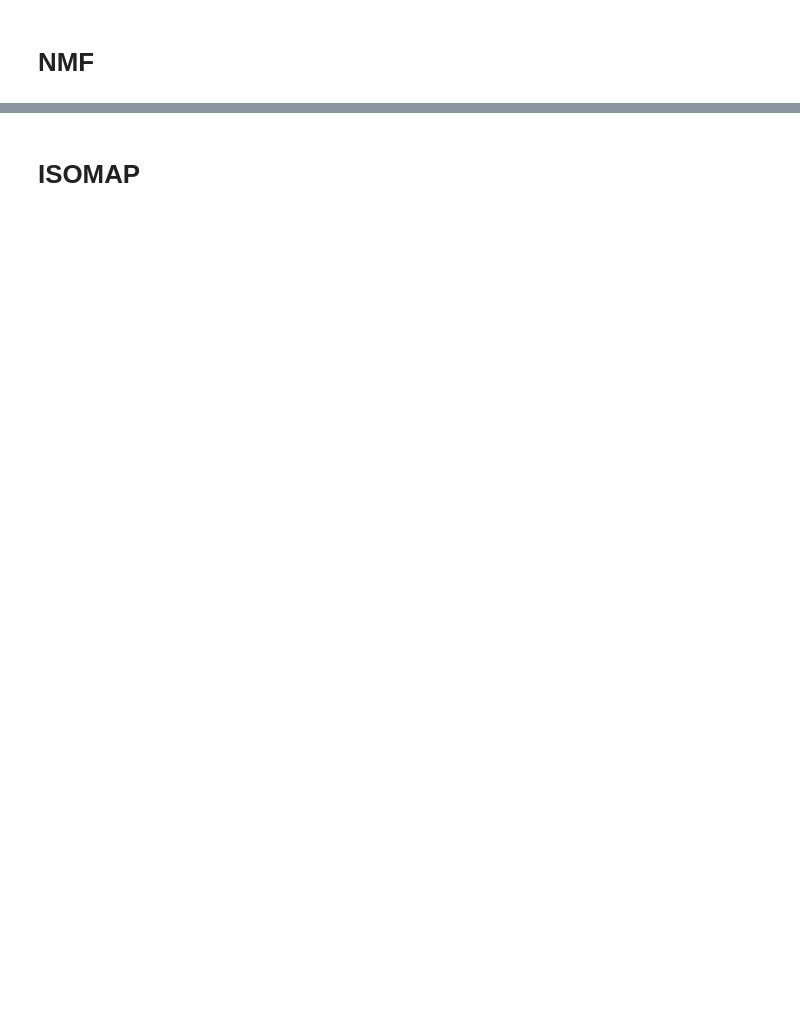
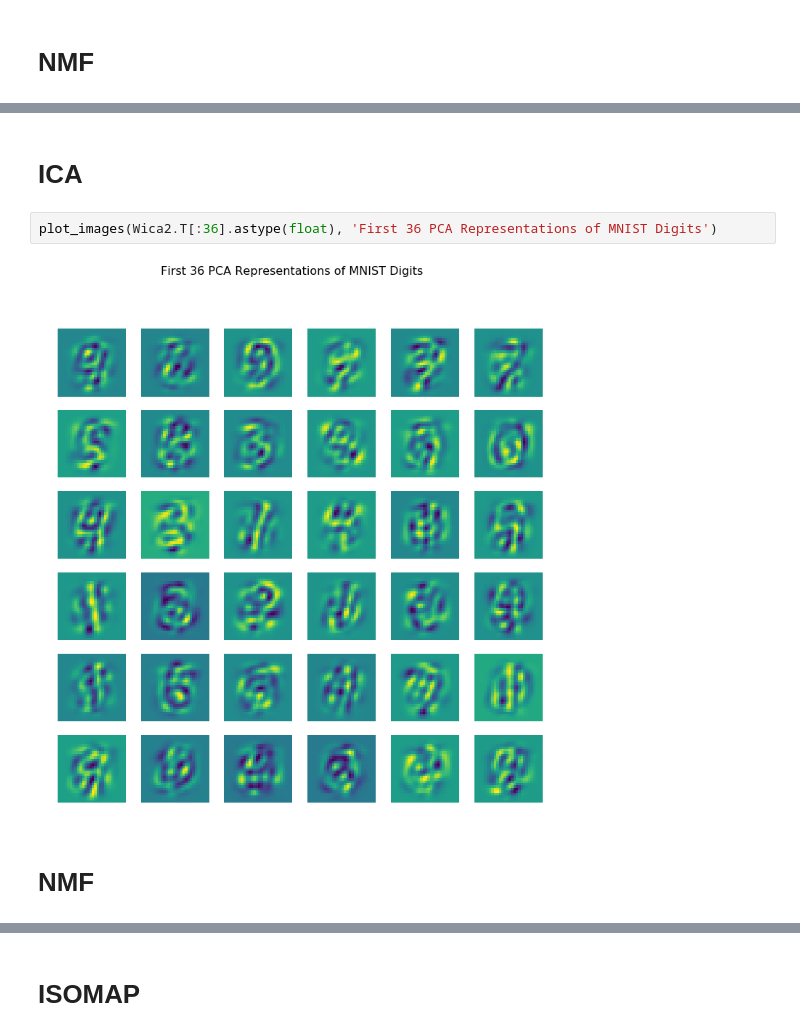
Before and after one commit to biggytruck/CS598PS, a Jupyter notebook: Problem_Set_2/Problem Set 2.ipynb, the cells around one changed output, grey strips where cells are left out. Saved outputs shown, nothing was run; the diff lists cells and outputs as text; blank space fills up the shorter version.

```diff
--- a/Problem_Set_2/Problem Set 2.ipynb
+++ b/Problem_Set_2/Problem Set 2.ipynb
@@ -116,0 +144,8 @@ plot_components(Hnmf, 'NMF Activation Components', 'NMF', 'activation', 'Time [s
+# %% [markdown]
+# ICA
+# %%
+plot_images(Wica2.T[:36].astype(float), 'First 36 PCA Representations of MNIST Digits')
+# %% [output]
+[figure, added]
+# %% [markdown]
+# NMF
```
Also changed, not shown: parts of 28 cells of this notebook.
